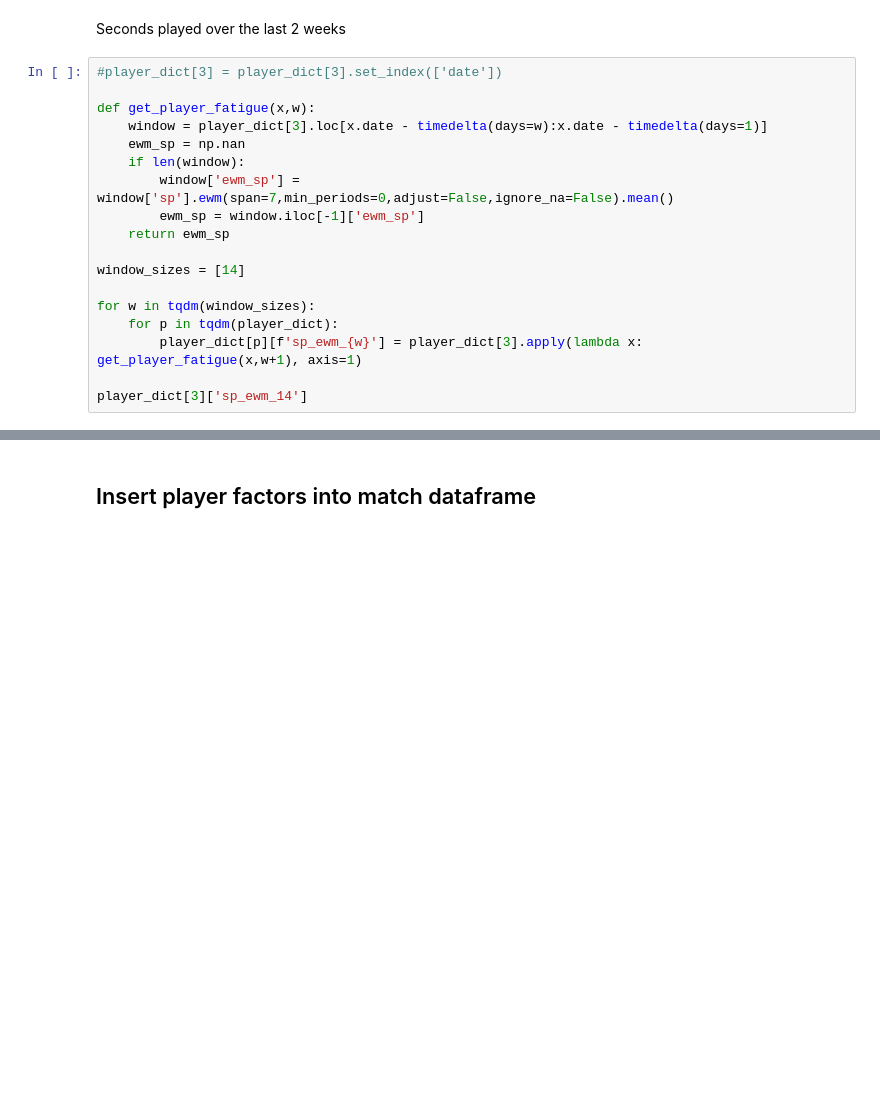
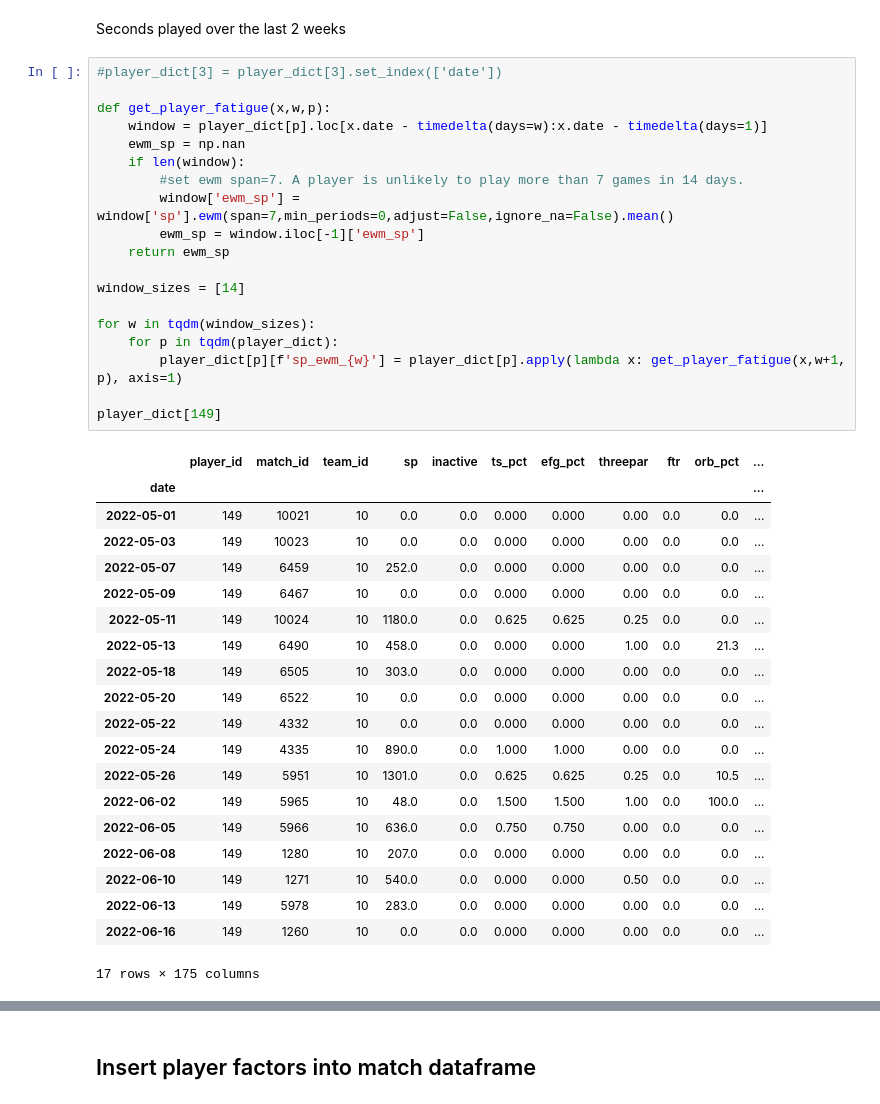
Before and after one commit to wtp43/NBA-Machine-Learning-Research, a Jupyter notebook: Feature Engineering.ipynb, the cells around one changed output, grey strips where cells are left out. Cells and saved outputs as stored; diff of their text form; blank space fills up the shorter version.

```diff
--- a/Feature Engineering.ipynb
+++ b/Feature Engineering.ipynb
@@ -430,18 +464,40 @@ Seconds played over the last 2 weeks
 # %%
 #player_dict[3] = player_dict[3].set_index(['date'])
 
-def get_player_fatigue(x,w):
-    window = player_dict[3].loc[x.date - timedelta(days=w):x.date - timedelta(days=1)]
+def get_player_fatigue(x,w,p):
+    window = player_dict[p].loc[x.date - timedelta(days=w):x.date - timedelta(days=1)]
     ewm_sp = np.nan
     if len(window):
+        #set ewm span=7. A player is unlikely to play more than 7 games in 14 days.
         window['ewm_sp'] = window['sp'].ewm(span=7,min_periods=0,adjust=False,ignore_na=False).mean()
         ewm_sp = window.iloc[-1]['ewm_sp']
     return ewm_sp
 
 window_sizes = [14]
 
 for w in tqdm(window_sizes):
     for p in tqdm(player_dict):
-        player_dict[p][f'sp_ewm_{w}'] = player_dict[3].apply(lambda x: get_player_fatigue(x,w+1), axis=1)
+        player_dict[p][f'sp_ewm_{w}'] = player_dict[p].apply(lambda x: get_player_fatigue(x,w+1, p), axis=1)
 
-player_dict[3]['sp_ewm_14']
+player_dict[149]
+# %% [output]
+|  | player_id | match_id | team_id | sp | inactive | ts_pct | efg_pct | threepar | ftr | orb_pct | ... |
+| date |  |  |  |  |  |  |  |  |  |  | ... |
+| 2022-05-01 | 149 | 10021 | 10 | 0.0 | 0.0 | 0.000 | 0.000 | 0.00 | 0.0 | 0.0 | ... |
+| 2022-05-03 | 149 | 10023 | 10 | 0.0 | 0.0 | 0.000 | 0.000 | 0.00 | 0.0 | 0.0 | ... |
+| 2022-05-07 | 149 | 6459 | 10 | 252.0 | 0.0 | 0.000 | 0.000 | 0.00 | 0.0 | 0.0 | ... |
+| 2022-05-09 | 149 | 6467 | 10 | 0.0 | 0.0 | 0.000 | 0.000 | 0.00 | 0.0 | 0.0 | ... |
+| 2022-05-11 | 149 | 10024 | 10 | 1180.0 | 0.0 | 0.625 | 0.625 | 0.25 | 0.0 | 0.0 | ... |
+| 2022-05-13 | 149 | 6490 | 10 | 458.0 | 0.0 | 0.000 | 0.000 | 1.00 | 0.0 | 21.3 | ... |
+| 2022-05-18 | 149 | 6505 | 10 | 303.0 | 0.0 | 0.000 | 0.000 | 0.00 | 0.0 | 0.0 | ... |
+| 2022-05-20 | 149 | 6522 | 10 | 0.0 | 0.0 | 0.000 | 0.000 | 0.00 | 0.0 | 0.0 | ... |
+| 2022-05-22 | 149 | 4332 | 10 | 0.0 | 0.0 | 0.000 | 0.000 | 0.00 | 0.0 | 0.0 | ... |
+| 2022-05-24 | 149 | 4335 | 10 | 890.0 | 0.0 | 1.000 | 1.000 | 0.00 | 0.0 | 0.0 | ... |
+| 2022-05-26 | 149 | 5951 | 10 | 1301.0 | 0.0 | 0.625 | 0.625 | 0.25 | 0.0 | 10.5 | ... |
+| 2022-06-02 | 149 | 5965 | 10 | 48.0 | 0.0 | 1.500 | 1.500 | 1.00 | 0.0 | 100.0 | ... |
+| 2022-06-05 | 149 | 5966 | 10 | 636.0 | 0.0 | 0.750 | 0.750 | 0.00 | 0.0 | 0.0 | ... |
+| 2022-06-08 | 149 | 1280 | 10 | 207.0 | 0.0 | 0.000 | 0.000 | 0.00 | 0.0 | 0.0 | ... |
+| 2022-06-10 | 149 | 1271 | 10 | 540.0 | 0.0 | 0.000 | 0.000 | 0.50 | 0.0 | 0.0 | ... |
+| 2022-06-13 | 149 | 5978 | 10 | 283.0 | 0.0 | 0.000 | 0.000 | 0.00 | 0.0 | 0.0 | ... |
+| 2022-06-16 | 149 | 1260 | 10 | 0.0 | 0.0 | 0.000 | 0.000 | 0.00 | 0.0 | 0.0 | ... |
+17 rows × 175 columns
```
Also changed, not shown: parts of 42 cells of this notebook.
